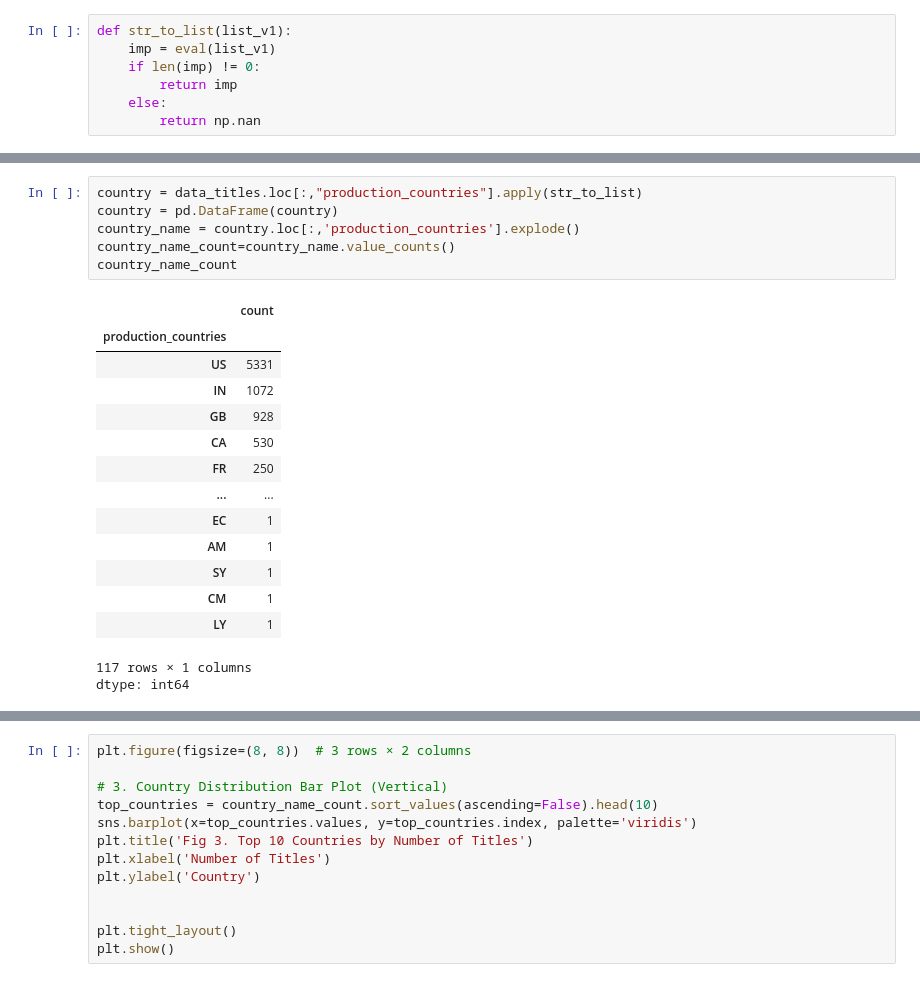
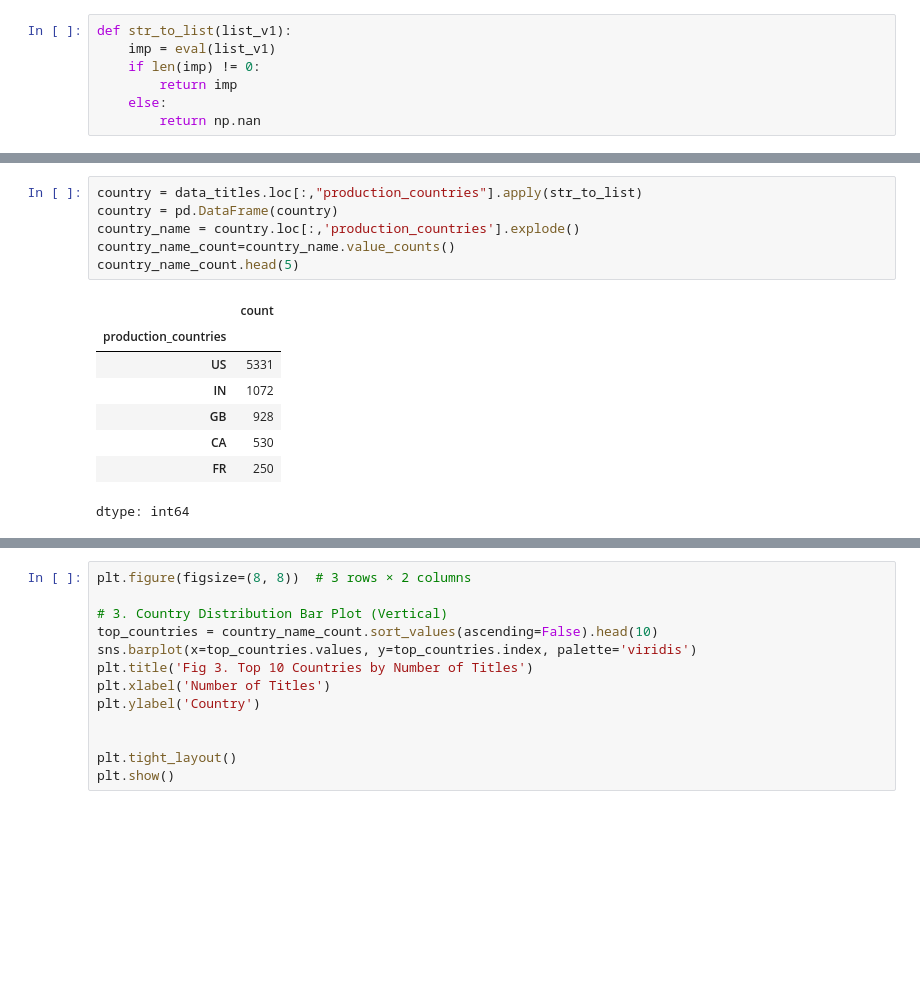
Before and after one commit to manojDOX/Amazon-EDA-Report, a Jupyter notebook: EDA_of_Amazon_Prime_Movies_&_TV_Shows.ipynb, the cells around one changed output, grey strips where cells are left out. Drawn from its saved outputs; the diff is of its cells as text; blank space fills up the shorter version.

```diff
--- a/EDA_of_Amazon_Prime_Movies_&_TV_Shows.ipynb
+++ b/EDA_of_Amazon_Prime_Movies_&_TV_Shows.ipynb
@@ -676,22 +670,15 @@ gen_count
 # %%
 country = data_titles.loc[:,"production_countries"].apply(str_to_list)
 country = pd.DataFrame(country)
 country_name = country.loc[:,'production_countries'].explode()
 country_name_count=country_name.value_counts()
-country_name_count
+country_name_count.head(5)
 # %% [output]
 |  | count |
 | production_countries |  |
 | US | 5331 |
 | IN | 1072 |
 | GB | 928 |
 | CA | 530 |
 | FR | 250 |
-| ... | ... |
-| EC | 1 |
-| AM | 1 |
-| SY | 1 |
-| CM | 1 |
-| LY | 1 |
-117 rows × 1 columns
 dtype: int64
```
Also changed, not shown: parts of 76 cells of this notebook.
